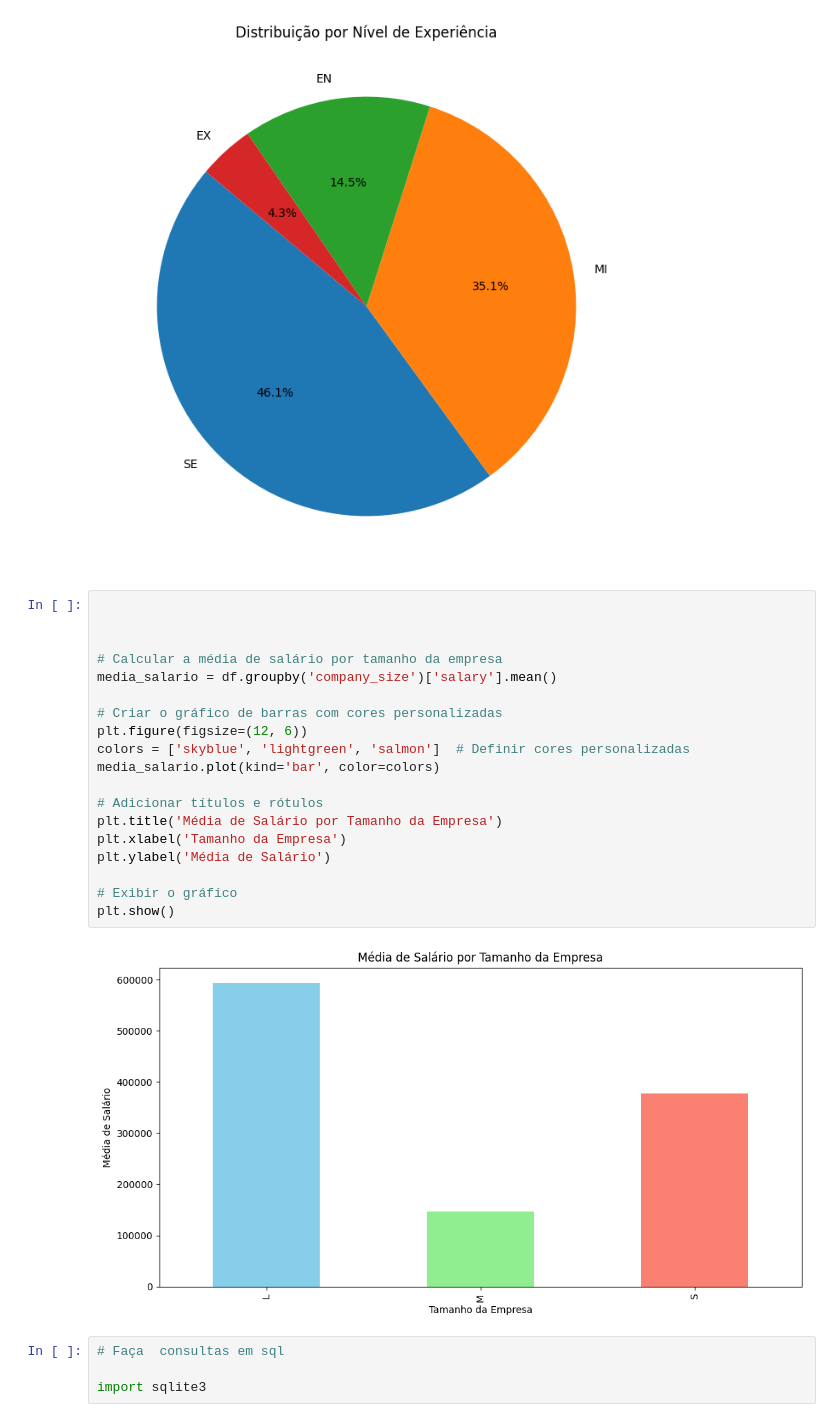
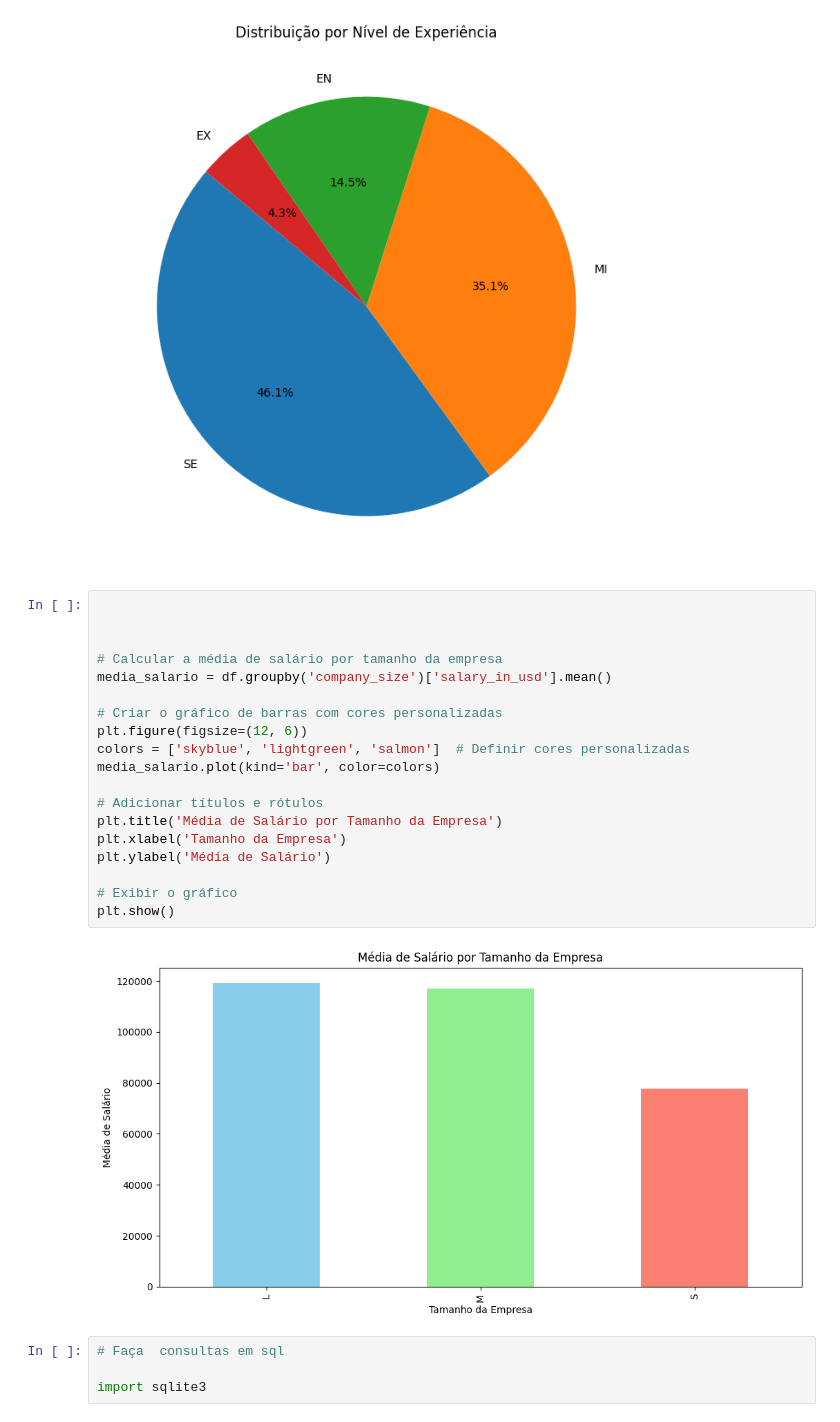
Before and after one commit to reprograma/on33-python-s13-projeto-guiado-II, a Jupyter notebook: exercicios/para-casa/claire.ipynb, the cells around one changed output. Drawn from its saved outputs; the diff is of its cells as text.

```diff
--- a/exercicios/para-casa/claire.ipynb
+++ b/exercicios/para-casa/claire.ipynb
@@ -258,24 +261,24 @@ plt.show()
 # %%
 
 
 
 # Calcular a média de salário por tamanho da empresa
-media_salario = df.groupby('company_size')['salary'].mean()
+media_salario = df.groupby('company_size')['salary_in_usd'].mean()
 
 # Criar o gráfico de barras com cores personalizadas
 plt.figure(figsize=(12, 6))
 colors = ['skyblue', 'lightgreen', 'salmon']  # Definir cores personalizadas
 media_salario.plot(kind='bar', color=colors)
 
 # Adicionar títulos e rótulos
 plt.title('Média de Salário por Tamanho da Empresa')
 plt.xlabel('Tamanho da Empresa')
 plt.ylabel('Média de Salário')
 
 # Exibir o gráfico
 plt.show()
 # %% [output]
-[figure, old version]
+[figure, new version]
 # %%
 # Faça  consultas em sql
 
```
Also changed, not shown: parts of 2 cells of this notebook.
